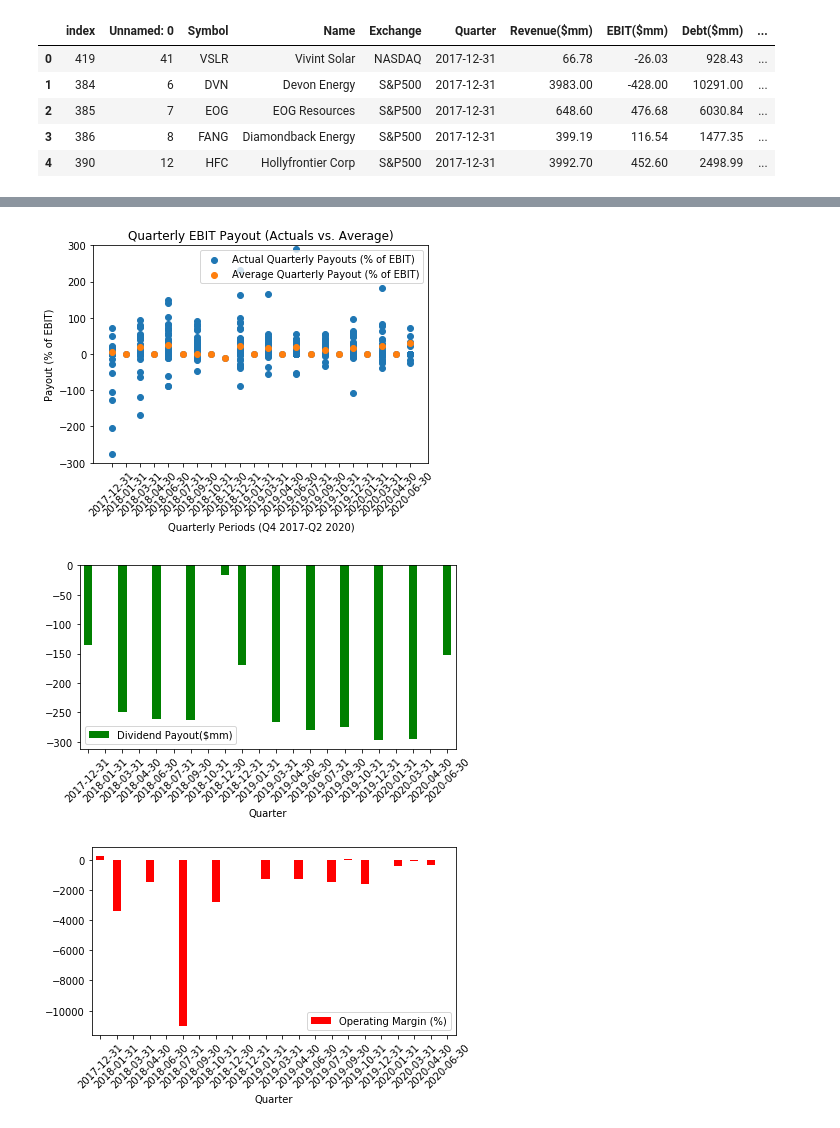
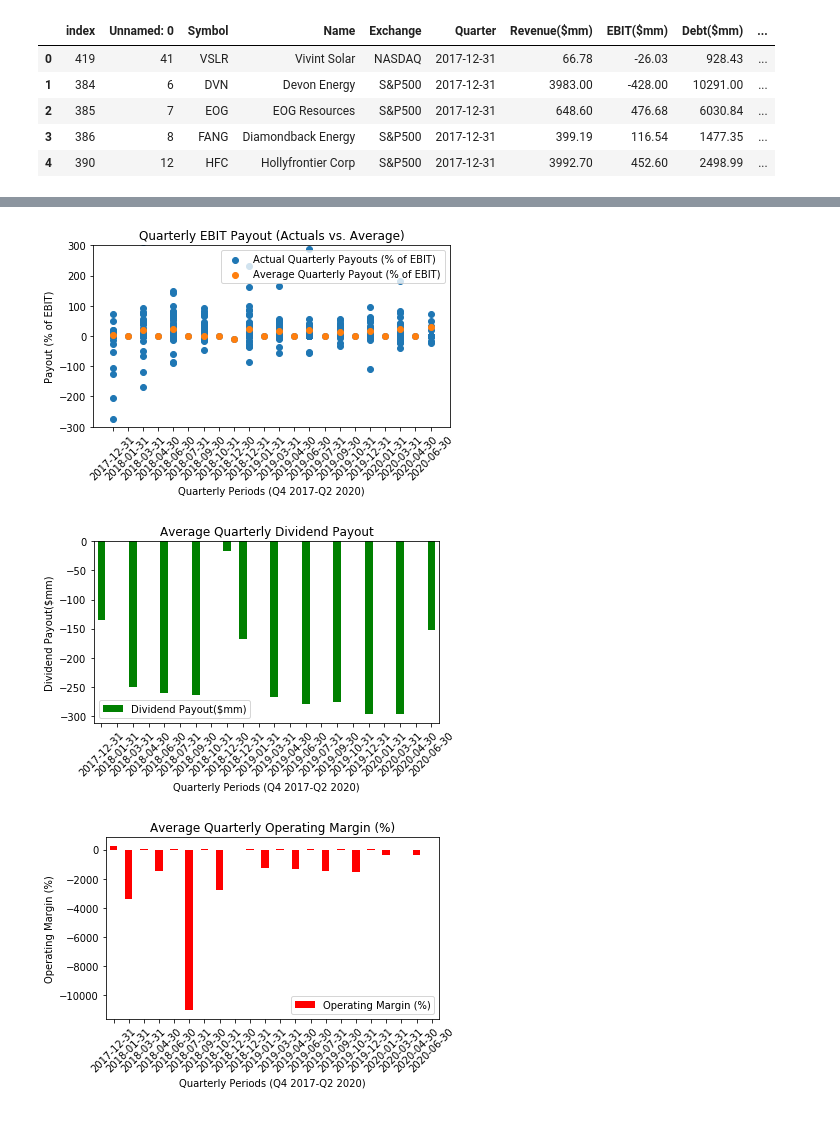
Before and after one commit to dsc55704973/project_one, a Jupyter notebook: developer/Daniel Carrillo's Work/visualizations_.ipynb, the cells around one changed output, grey strips where cells are left out. Drawn from its saved outputs; the diff is of its cells as text; code cells hidden in the pictures.

```diff
--- a/developer/Daniel Carrillo's Work/visualizations_.ipynb
+++ b/developer/Daniel Carrillo's Work/visualizations_.ipynb
@@ -129,50 +131,59 @@ plt.savefig("../visualizations/leverage_per_quarter.png")
 # %%
 # EBIT payout per quarter visualization
 x_values = df['Quarter']
 y_values = df['Payout (% of EBIT)']
 plt.scatter(x_values, y_values, label="Actual Quarterly Payouts (% of EBIT)")
 
 # average EBIT payout per quarter visualization
 x_values = quarterly_data['Quarter']
 y_values = quarterly_data['Average Quarterly EBIT']
 plt.scatter(x_values, y_values, label="Average Quarterly Payout (% of EBIT)")
 
 # formatting
 plt.xlabel("Quarterly Periods (Q4 2017-Q2 2020)")
 plt.ylabel("Payout (% of EBIT)")
 plt.title("Quarterly EBIT Payout (Actuals vs. Average)")
 plt.legend(loc='upper right')
 plt.xticks(rotation=45)
 plt.ylim(-300,300)
+plt.tight_layout()
 
 # save output
 plt.savefig("../visualizations/EBIT_payout_per_quarter.png")
 # %% [output]
-[figure, old version]
+[figure, new version]
 # %%
 # average dividend payout over time visualization
 average_quarterly_dividend_payout=pd.DataFrame(quarterly_dict['Average Quarterly Dividend Payout'])
 average_quarterly_dividend_payout.plot(kind='bar',color='g')
+
+# formatting
+plt.xlabel("Quarterly Periods (Q4 2017-Q2 2020)")
+plt.ylabel("Dividend Payout($mm)")
+plt.title("Average Quarterly Dividend Payout")
+plt.xticks(rotation=45)
 plt.tight_layout()
-
-plt.xticks(rotation=45)
 
 # save output
 plt.savefig("../visualizations/average_dividend_payout_over_time")
 # %% [output]
-[figure, old version]
+[figure, new version]
 # %%
 # average operating margin over time visualization
 average_quarterly_operating_margin=pd.DataFrame(quarterly_dict['Average Quarterly Operating Margin (%)'])
 average_quarterly_operating_margin.plot(kind='bar',color='r')
+
+# formatting
+plt.xlabel("Quarterly Periods (Q4 2017-Q2 2020)")
+plt.ylabel("Operating Margin (%)")
+plt.title("Average Quarterly Operating Margin (%)")
+plt.xticks(rotation=45)
 plt.tight_layout()
-
-plt.xticks(rotation=45)
 
 # save output
 plt.savefig("../visualizations/average_operating_margin_over_time")
 # %% [output]
-[figure, old version]
+[figure, new version]
 # %%
 # average leverage over time visualization
 average_quarterly_leverage=pd.DataFrame(quarterly_dict['Average Quarterly Leverage Ratio'])
```
Also changed, not shown: parts of 5 cells of this notebook, 8 other files.
